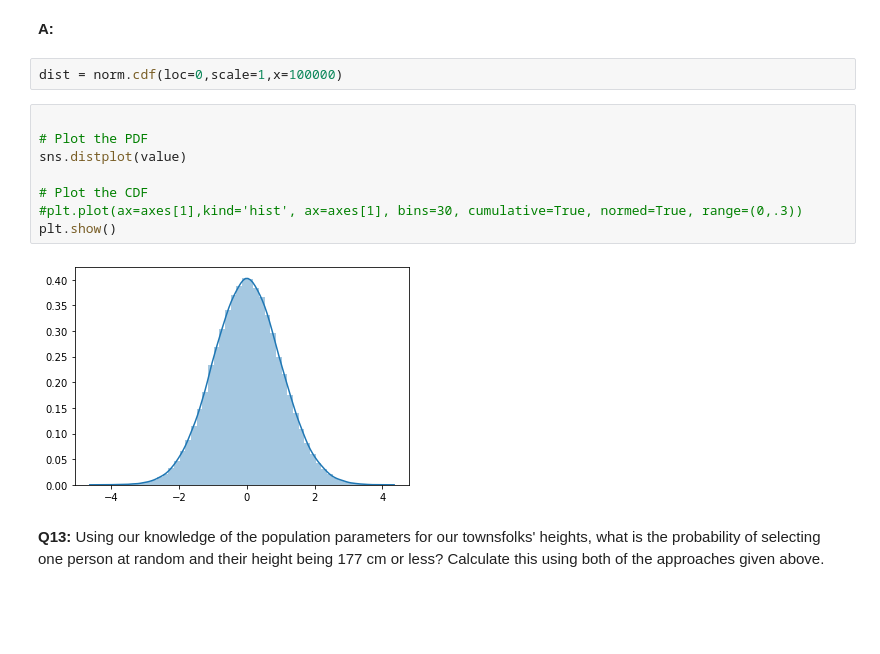
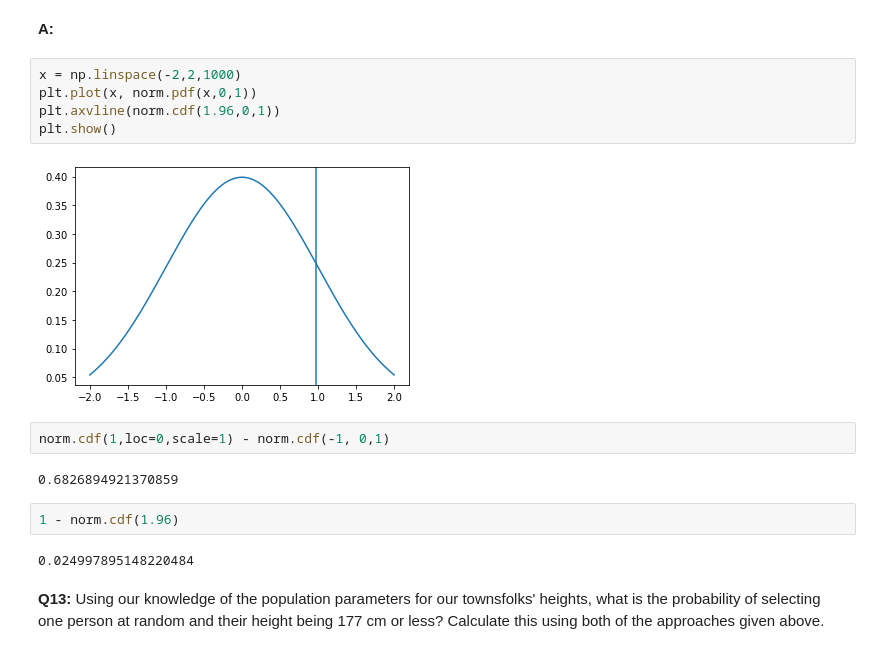
Before and after one commit to shai1esh03/ML-Algorithms-Projects, a Jupyter notebook: Frequentist Case Study/Frequentist Inference Case Study - Part A (3).ipynb, the cells around one changed output. Saved outputs shown, nothing was run; the diff lists cells and outputs as text; blank space fills up the shorter version.

```diff
--- a/Frequentist Case Study/Frequentist Inference Case Study - Part A (3).ipynb
+++ b/Frequentist Case Study/Frequentist Inference Case Study - Part A (3).ipynb
@@ -290,18 +290,21 @@ Calculating this probability involved calculating the area under the curve from
 __Q12:__ Use the cdf() function to answer the question above again and verify you get the same answer.
 # %% [markdown]
 __A:__
+# %%
+x = np.linspace(-2,2,1000)
+plt.plot(x, norm.pdf(x,0,1))
+plt.axvline(norm.cdf(1.96,0,1))
+plt.show()
+# %% [output]
+[figure, added]
 # %%
-dist = norm.cdf(loc=0,scale=1,x=100000)
+norm.cdf(1,loc=0,scale=1) - norm.cdf(-1, 0,1)
+# %% [output]
+0.6826894921370859
-# %%
-
-# Plot the PDF
-sns.distplot(value)
-
-# Plot the CDF
-#plt.plot(ax=axes[1],kind='hist', ax=axes[1], bins=30, cumulative=True, normed=True, range=(0,.3))
-plt.show()
-# %% [output]
-[figure, removed]
+# %%
+1 - norm.cdf(1.96)
+# %% [output]
+0.024997895148220484
 # %% [markdown]
 __Q13:__ Using our knowledge of the population parameters for our townsfolks' heights, what is the probability of selecting one person at random and their height being 177 cm or less? Calculate this using both of the approaches given above.
 # %% [markdown]
```
Also changed, not shown: parts of 2 cells of this notebook.
